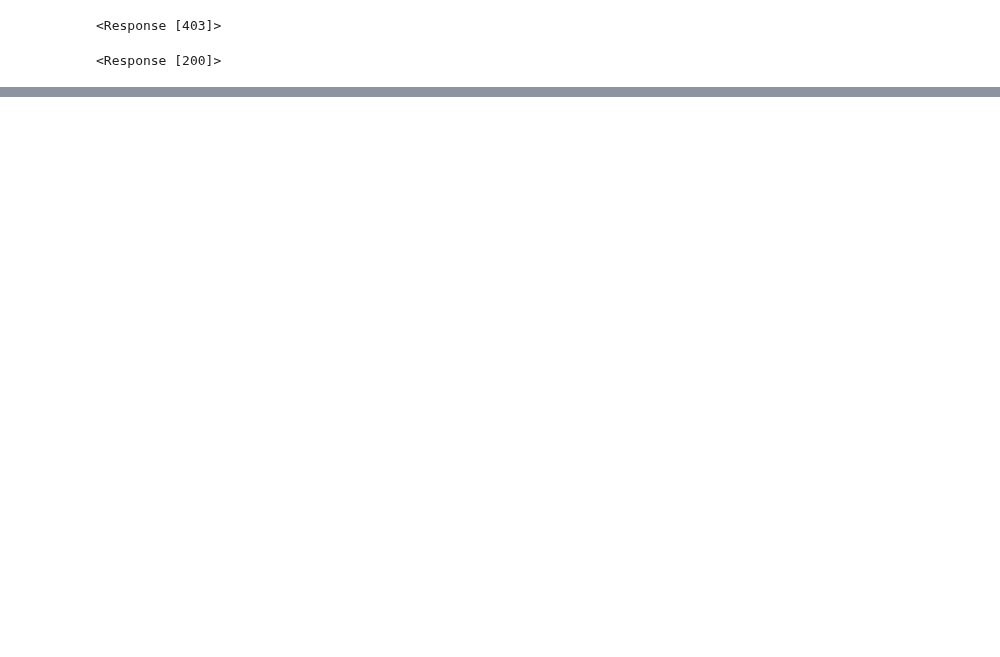
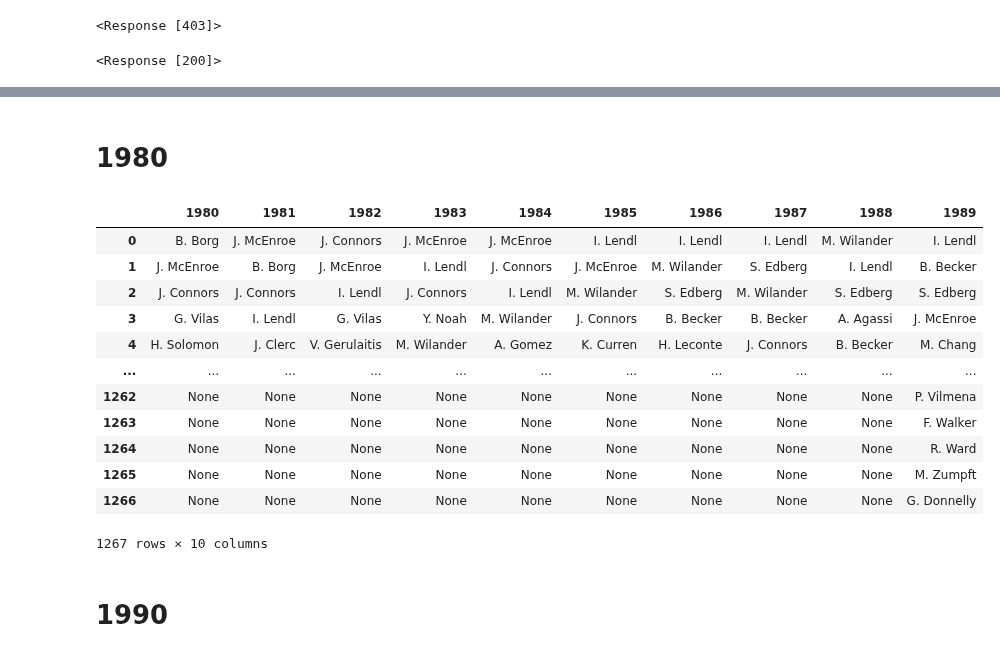
Before and after one commit to Lokhy87/EDA_entrega, a Jupyter notebook: pruebas.ipynb, the cells around one changed output, grey strips where cells are left out. Saved outputs shown, nothing was run; the diff lists cells and outputs as text; code cells hidden in the pictures; blank space fills up the shorter version.

Commit message:
dataframe ATP

```diff
--- a/pruebas.ipynb
+++ b/pruebas.ipynb
@@ -194,0 +274,2 @@ dicc1
+# %% [markdown]
+# 1980
@@ -194,0 +536,25 @@ dicc1
+# %%
+dicc80.update(dicc86)
+# %%
+dicc80.update(dicc87)
+# %%
+dicc80.update(dicc88)
+# %%
+dicc80.update(dicc89)
+# %%
+df_atp_80 = pd.DataFrame.from_dict(dicc80, orient = 'index').T
+df_atp_80
+# %% [output]
+|  | 1980 | 1981 | 1982 | 1983 | 1984 | 1985 | 1986 | 1987 | 1988 | 1989 |
+| 0 | B. Borg | J. McEnroe | J. Connors | J. McEnroe | J. McEnroe | I. Lendl | I. Lendl | I. Lendl | M. Wilander | I. Lendl |
+| 1 | J. McEnroe | B. Borg | J. McEnroe | I. Lendl | J. Connors | J. McEnroe | M. Wilander | S. Edberg | I. Lendl | B. Becker |
+| 2 | J. Connors | J. Connors | I. Lendl | J. Connors | I. Lendl | M. Wilander | S. Edberg | M. Wilander | S. Edberg | S. Edberg |
+| 3 | G. Vilas | I. Lendl | G. Vilas | Y. Noah | M. Wilander | J. Connors | B. Becker | B. Becker | A. Agassi | J. McEnroe |
+| 4 | H. Solomon | J. Clerc | V. Gerulaitis | M. Wilander | A. Gomez | K. Curren | H. Leconte | J. Connors | B. Becker | M. Chang |
+| ... | ... | ... | ... | ... | ... | ... | ... | ... | ... | ... |
+| 1262 | None | None | None | None | None | None | None | None | None | P. Vilmena |
+| 1263 | None | None | None | None | None | None | None | None | None | F. Walker |
+| 1264 | None | None | None | None | None | None | None | None | None | R. Ward |
+| 1265 | None | None | None | None | None | None | None | None | None | M. Zumpft |
+| 1266 | None | None | None | None | None | None | None | None | None | G. Donnelly |
+1267 rows × 10 columns
@@ -194,0 +563,2 @@ dicc1
+# %% [markdown]
+# 1990
```
Also changed, not shown: parts of 91 cells of this notebook, 5 other files.
